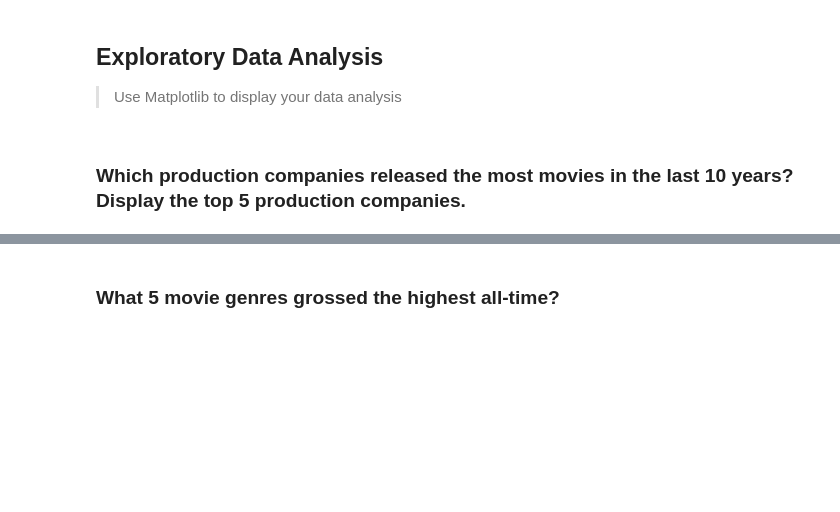
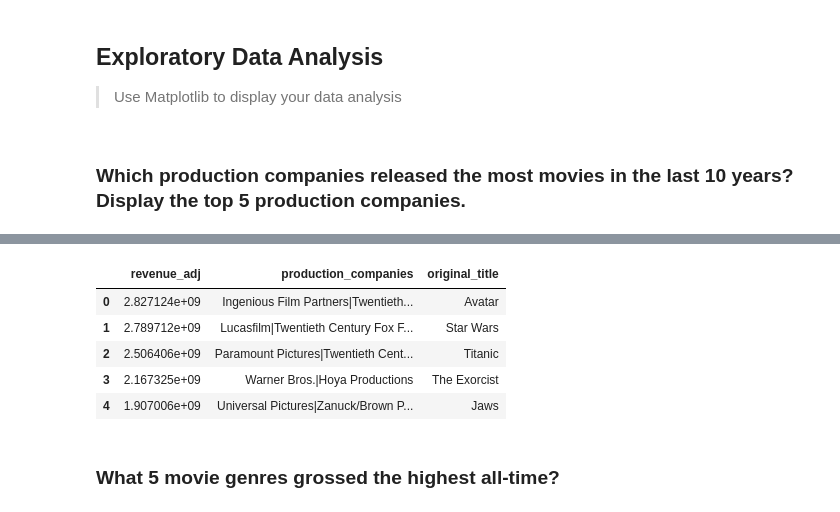
Before and after one commit to vanessaromandelgado/imdb-movie-data-analysis, a Jupyter notebook: Movie Revenue Analysis.ipynb, the cells around one changed output, grey strips where cells are left out. Saved outputs shown, nothing was run; the diff lists cells and outputs as text; code cells hidden in the pictures; blank space fills up the shorter version.

```diff
--- a/Movie Revenue Analysis.ipynb
+++ b/Movie Revenue Analysis.ipynb
@@ -108,2 +116,12 @@ Name: imdb_id, Length: 10866, dtype: object
+# %%
+highest_gross_production_co = movies[['revenue_adj', 'production_companies','original_title']].sort_values(['revenue_adj'], ascending=False).reset_index(drop=True)
+highest_gross_production_co.head(5)
+# %% [output]
+|  | revenue_adj | production_companies | original_title |
+| 0 | 2.827124e+09 | Ingenious Film Partners|Twentieth... | Avatar |
+| 1 | 2.789712e+09 | Lucasfilm|Twentieth Century Fox F... | Star Wars |
+| 2 | 2.506406e+09 | Paramount Pictures|Twentieth Cent... | Titanic |
+| 3 | 2.167325e+09 | Warner Bros.|Hoya Productions | The Exorcist |
+| 4 | 1.907006e+09 | Universal Pictures|Zanuck/Brown P... | Jaws |
 # %% [markdown]
 ### What 5 movie genres grossed the highest all-time?
```
Also changed, not shown: parts of 10 cells of this notebook, 1 other file.
